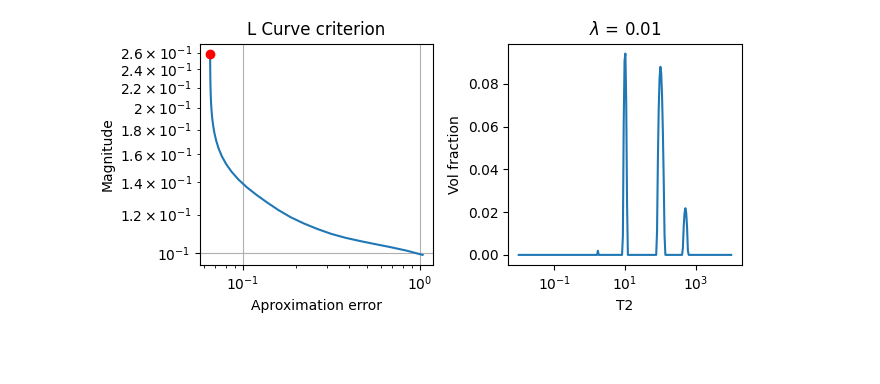
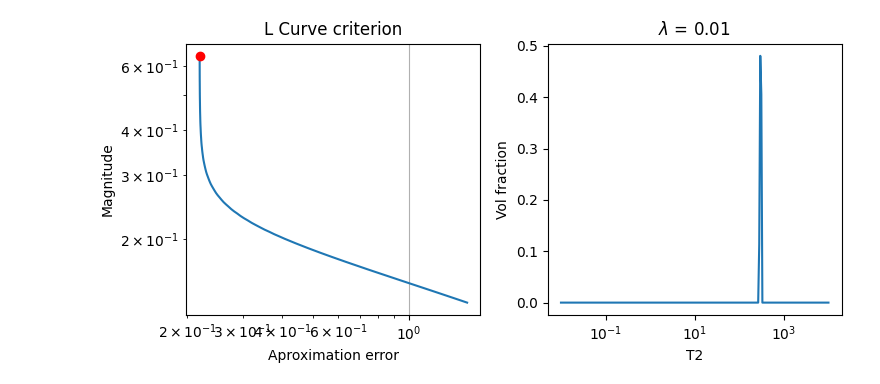
Before and after one commit to mcastrorib/pyilt, a Jupyter notebook: datavis.ipynb, the cells around one changed output. Cells and saved outputs as stored; diff of their text form; code cells hidden in the pictures; blank space fills up the shorter version.

Commit message:
multitau datavis added

```diff
--- a/datavis.ipynb
+++ b/datavis.ipynb
@@ -12,13 +12,13 @@ from IPython.display import display, Markdown, clear_output
 import ipywidgets as widgets
 # %%
 %run pyilt.py
+# %%
+db_dir = r'./db/NMR_multitau_sphere_r=10voxels_f=0.1Tm_rho=10.0_bulk=true/NMR_multitau_min=0.10ms_max=20.0ms_pts=8_scale=manual/NMR_cpmg_t=2000.00ms_te=0.133'
+filepath = os.path.join(db_dir, 'cpmg_decay.csv')
+rwdata = pd.read_csv(filepath)
+times = rwdata.time.values
+decay = rwdata.signal.values
 # %%
-size = 10000
-times = np.linspace(0,2000,size)
-decay = 0.55*np.exp(-times/100) + 0.35*np.exp(-times/10) + 0.1*np.exp(-times/500)
-noise = 0.003*np.random.randn(size)
-decay = decay + noise
-
 fig, ax = plt.subplots(figsize=(6,4),constrained_layout=True)
 ax.plot(times,decay)
 ax.set_xlim([0,times.max()])
@@ -29,7 +29,7 @@ ax.set_ylim([-0.01,1])
 # %%
 plt.close('all')
 # %%
-nregs = 32
+nregs = 100
 bins, amps, regs, errs, solvs = lcurve(times, decay,
                                        nregs=nregs,
                                        reglims=[-2.0,1.0],
@@ -58,37 +42,37 @@ Iteration 31, Reguralizer 10.0, Solution 0.09900256596376218
 # %%
-fig, axs = plt.subplots(1,2, figsize=(6.5,3), constrained_layout=True)
+fig, axs = plt.subplots(1,2, figsize=(7.5,3.5), constrained_layout=True)
 line, = axs[0].loglog(errs, solvs)
 point, = axs[0].plot([errs[0]], [solvs[0]], marker='o', color='red')
 axs[0].grid(True)
 axs[0].set_title('L Curve criterion')
 axs[0].set_xlabel('Aproximation error')
 axs[0].set_ylabel('Magnitude')
 axs[1].set_title(r'$\lambda$ = {:.2f}'.format(regs[0]))
 axs[1].set_xlabel('T2')
 axs[1].set_ylabel('Vol fraction')
 
 dline, = axs[1].semilogx(bins[0,:], amps[0,:])
 
 def update(change):
     new_idx = change.new
     point.set_xdata([errs[new_idx]])
     point.set_ydata([solvs[new_idx]])
     dline.set_xdata(bins[new_idx,:])
     dline.set_ydata(amps[new_idx,:])
     axs[1].set_title(r'$\lambda$ = {:.2f}'.format(regs[new_idx]))
     fig.canvas.draw()
 
 int_slider = widgets.IntSlider(
     value=1,
     min=0, max=nregs-1, step=1,
     description='$\lambda$',
     continuous_update=False
 )
 int_slider.observe(update, 'value')
 grapher = widgets.HBox([int_slider])
 display(grapher)
 # %% [output]
 [interactive output not drawn]
-[figure, old version]
+[figure, new version]
 # %%
 plt.close('all')
```
Also changed, not shown: parts of 2 cells of this notebook, 1 other file.
